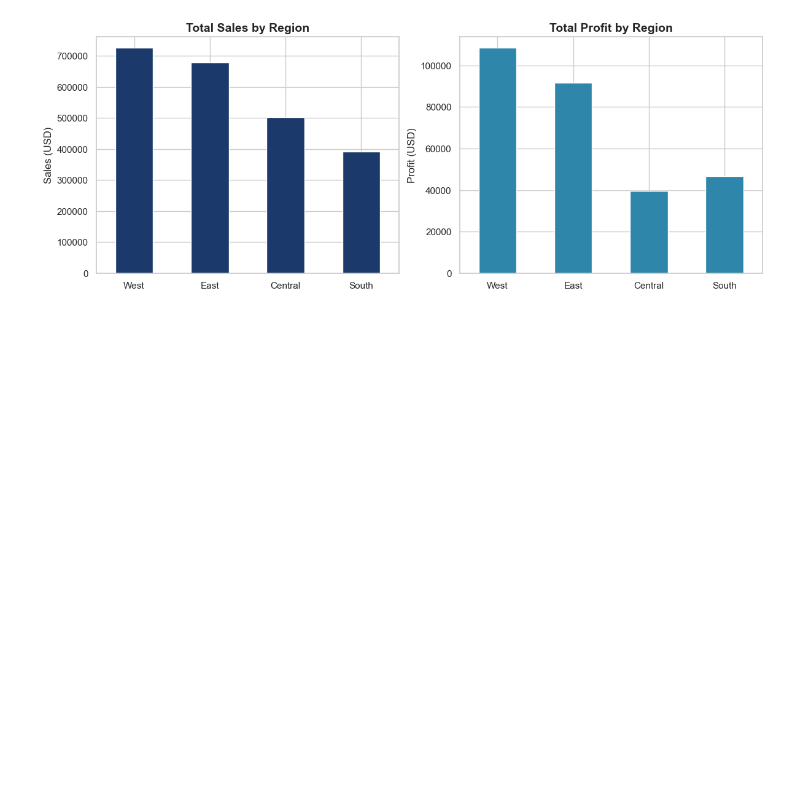
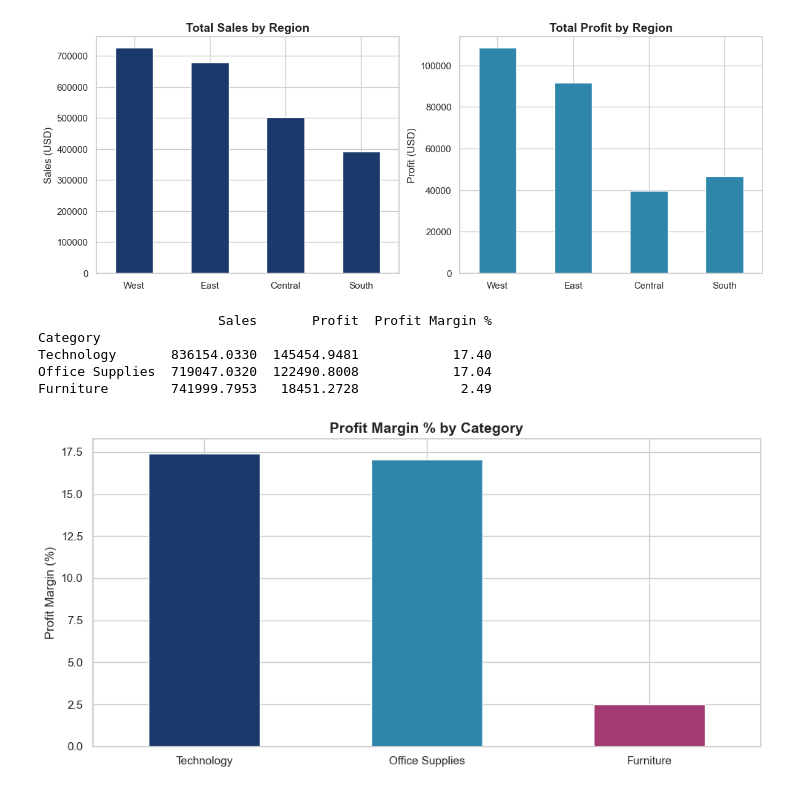
Before and after one commit to abdulhalim-main/superstore, a Jupyter notebook: 02_eda.ipynb, the cells around one changed output. Drawn from its saved outputs; the diff is of its cells as text; code cells hidden in the pictures; blank space fills up the shorter version.

Commit message:
Categorized profitability by product type

```diff
--- a/02_eda.ipynb
+++ b/02_eda.ipynb
@@ -61,3 +61,28 @@ plt.savefig("region_sales_profit.png", dpi = 150)
 plt.show()
 # %% [output]
 [figure]
+# %%
+category = df.groupby("Category")[["Sales", "Profit"]].sum().sort_values("Profit", ascending = False)
+# %%
+category["Profit Margin %"] = (category["Profit"] / category ["Sales"] * 100).round(2)
+print(category)
+# %% [output]
+                       Sales       Profit  Profit Margin %
+Category
+Technology       836154.0330  145454.9481            17.40
+Office Supplies  719047.0320  122490.8008            17.04
+Furniture        741999.7953   18451.2728             2.49
+# %%
+fig, ax = plt.subplots(figsize = (10, 5))
+category["Profit Margin %"].plot(kind = "bar", ax = ax, color = ["#1B3A6B", "#2E86AB", "#A23B72"], edgecolor = "white")
+ax.set_title("Profit Margin % by Category")
+ax.set_xlabel("")
+ax.set_ylabel("Profit Margin (%)")
+ax.tick_params(axis = "x", rotation = 0)
+ax.axhline(0, color = "red", linewidth = 0.8, linestyle = "--")
+
+plt.tight_layout()
+plt.savefig("category_margin.png", dpi = 150)
+plt.show()
+# %% [output]
+[figure, added]
```
Also changed, not shown: 3 other files.
